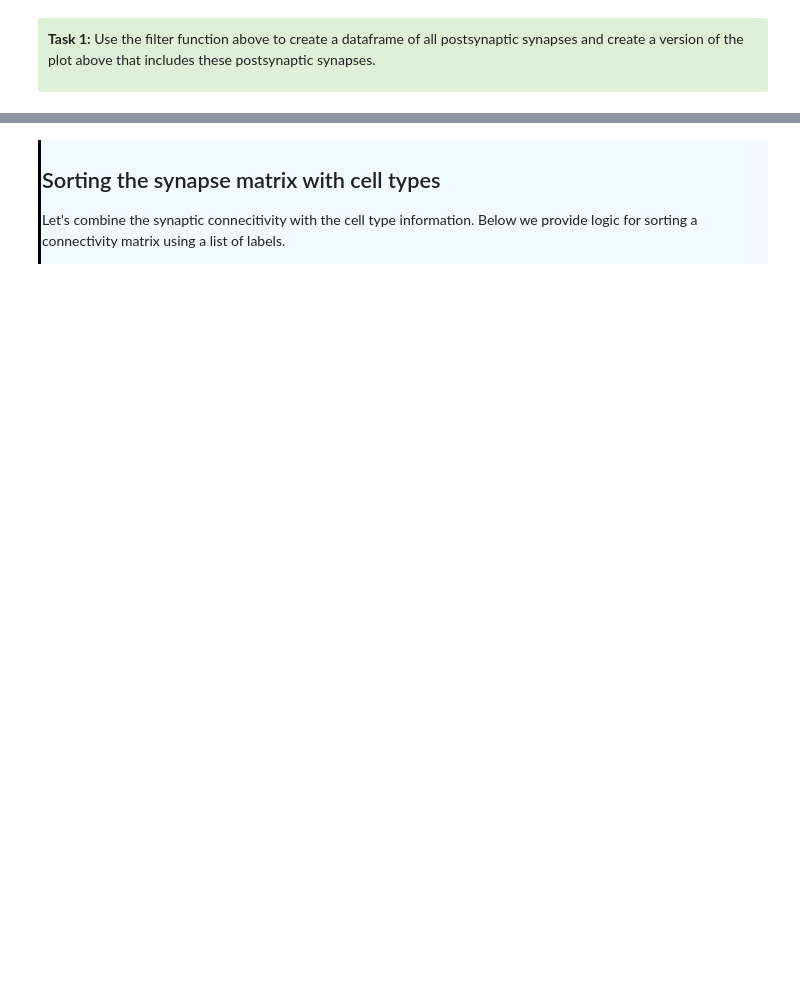
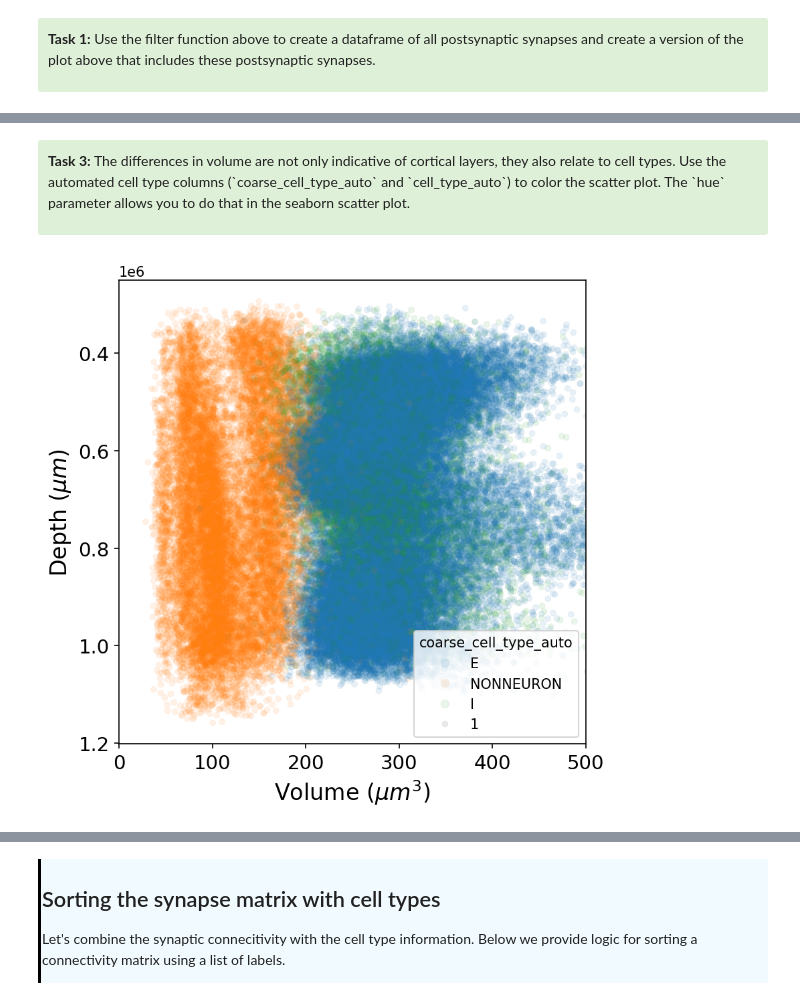
Before and after one commit to sdorkenw/MICrONS_workshop_CNC_forum, a Jupyter notebook: tutorials/MICrONS_data_access.ipynb, the cells around one changed output, grey strips where cells are left out. Drawn from its saved outputs; the diff is of its cells as text; code cells hidden in the pictures; blank space fills up the shorter version.

```diff
--- a/tutorials/MICrONS_data_access.ipynb
+++ b/tutorials/MICrONS_data_access.ipynb
@@ -282,10 +381,18 @@ plt.show()
+# %% [markdown]
+<div style="background: #DFF0D8; border-radius: 3px; padding: 10px;">
+
+<p><b>Task 3:</b> The differences in volume are not only indicative of cortical layers, they also relate to cell types. Use the automated cell type columns (`coarse_cell_type_auto` and `cell_type_auto`) to color the scatter plot. The `hue` parameter allows you to do that in the seaborn scatter plot.
+
+</div>
 # %%
 fig, ax = plt.subplots(figsize=(6, 6), dpi=150)
 ax.tick_params(labelsize=14)
 sns.scatterplot(data=cell_df, x="volume", y="pt_position_y", size=1, edgecolor=None, alpha=.1, color="k", ax=ax,
-                legend=True, hue="cell_type_auto")
+                legend=True, hue="coarse_cell_type_auto")
 ax.invert_yaxis()
 ax.set_xlabel("Volume ($\mu m^3$)", fontsize=16)
 ax.set_ylabel("Depth ($\mu m$)", fontsize=16)
 ax.set_xlim(0, 500)
 plt.show()
+# %% [output]
+[figure, added]
```
Also changed, not shown: parts of 21 cells of this notebook, 1 other file.
